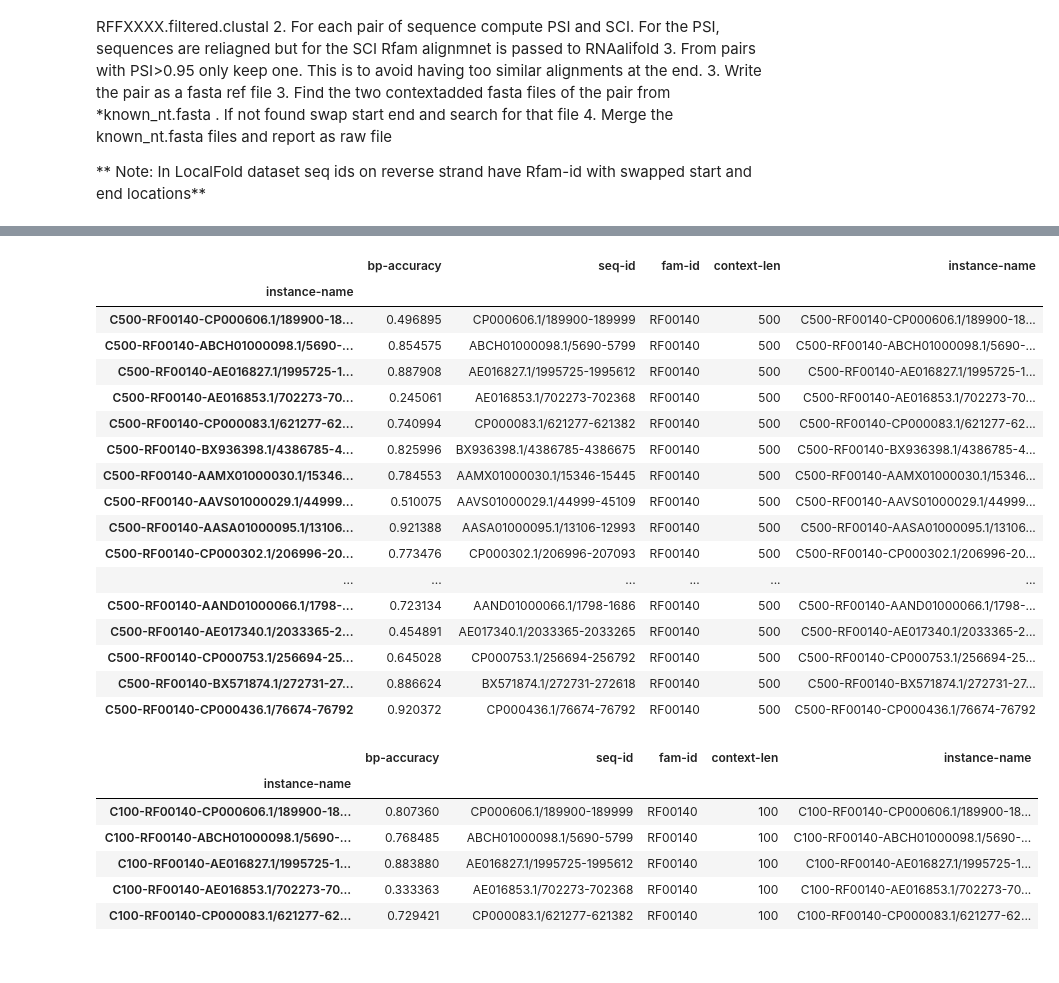
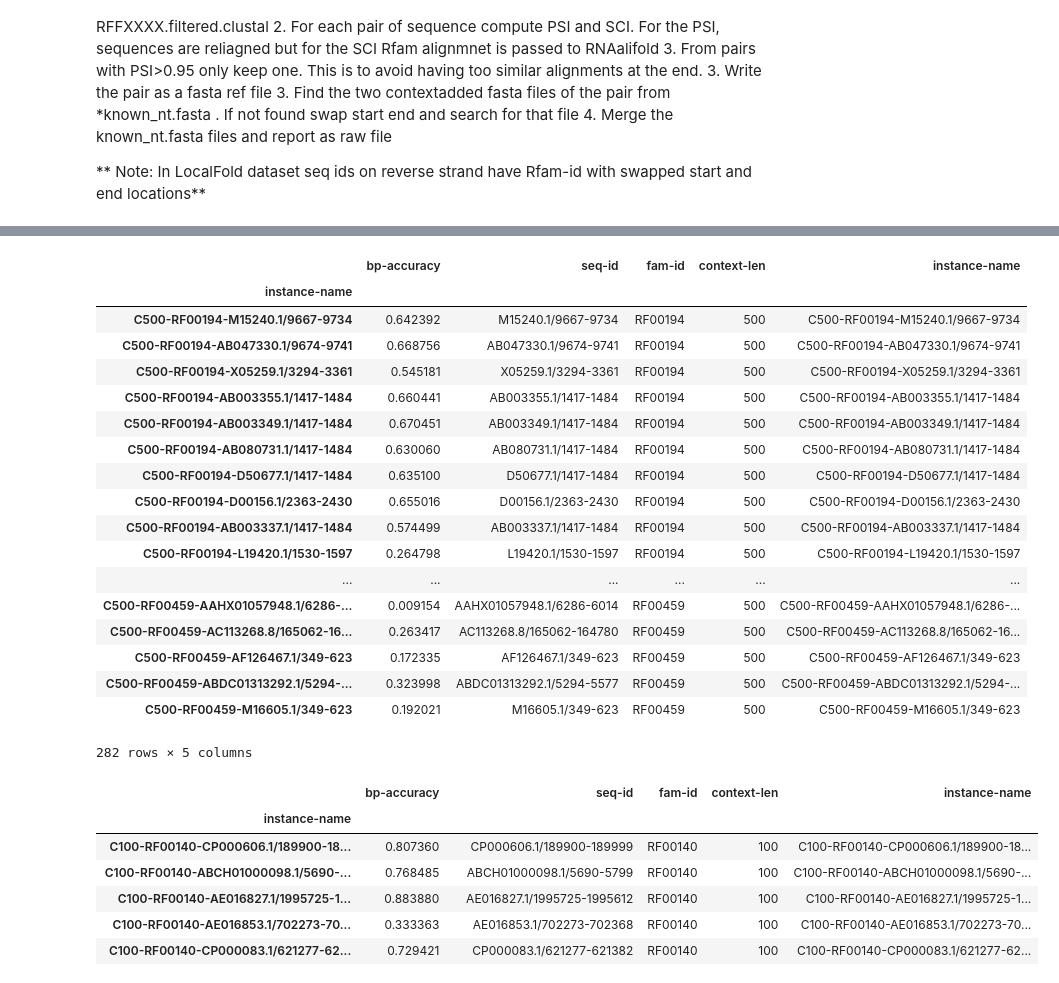
Before and after one commit to mmiladi/mmfold, a Jupyter notebook: cisreg/Benchmark-CisReg.ipynb, the cells around one changed output, grey strips where cells are left out. Saved outputs shown, nothing was run; the diff lists cells and outputs as text; code cells hidden in the pictures.

```diff
--- a/cisreg/Benchmark-CisReg.ipynb
+++ b/cisreg/Benchmark-CisReg.ipynb
@@ -389,0 +439,3 @@ False
+# %%
+df_fam_scores = benchmark_family('RF00032', context_len=3000, runquake=True, dataset='mrna')
+df_fam_scores
@@ -390,6 +476,10 @@ False
 # %%
 print db_path
 import glob
-rfam_fams = [os.path.basename(d) for d in glob.glob(db_path+'/RF*[0-9]')]
+rfam_fams_genome = [os.path.basename(d) for d in glob.glob(CIS_GENOME_PATH+'/RF*[0-9]')]
+rfam_fams_mrna = [os.path.basename(d) for d in glob.glob(CIS_MRNA_PATH+'/RF*[0-9]')]
+print "\n".join(sorted(rfam_fams_genome))
+print
+print "\n".join(sorted(rfam_fams_mrna))
 # %% [output]
 /home/milad/DataBase/CisReg/Cis_include_genome2/
@@ -396,10 +535,12 @@ rfam_fams = [os.path.basename(d) for d in glob.glob(db_path+'/RF*[0-9]')]
 # %%
 import pandas as pd
-df_benchmark_all_quake = pd.DataFrame() #columns=['instance-name', 'seq-id', 'family-id', 'context-len'])
-for famid in rfam_fams[0:3]:
-    for cont_len in [0, 100, 200]:
+# df_benchmark_all = pd.DataFrame()
+# df_benchmark_all_quake = pd.DataFrame() #columns=['instance-name', 'seq-id', 'family-id', 'context-len'])
+for famid in rfam_fams[0:10]:
+    print "***** RFAM Family: ", famid
+    for cont_len in [500]:#0 , 100, 200]:
         df_fam_scores = benchmark_family(famid, context_len=cont_len, runquake=False)
-        df_benchmark_all = df_benchmark_all_quake.append(df_fam_scores)
+        df_benchmark_all = df_benchmark_all.append(df_fam_scores)
 
         df_fam_scores_quake = benchmark_family(famid, context_len=cont_len, runquake=True)
         df_benchmark_all_quake = df_benchmark_all_quake.append(df_fam_scores_quake)
@@ -415,15 +570,17 @@ def my_plot(df, context_len, famid='all'):
     df_selection = df[df['context-len'] == context_len]
     if famid != 'all':
         df_selection = df_selection[df_selection['fam-id']==famid]
+    print len(df_selection)
     print "contextlen: ", int(df_selection.median()['context-len'])
-    print "median:     ", df_selection.median()['bp-accuracy']
-    print "mean:       ", df_selection.mean()['bp-accuracy']
+    print "median:     %.3f" % df_selection.median()['bp-accuracy']
+    print "mean:       %.3f"% df_selection.mean()['bp-accuracy']
     print
     return df_selection
-my_plot(df_benchmark_all, context_len=0)
-my_plot(df_benchmark_all, context_len=100)
-my_plot(df_benchmark_all, context_len=200)
-my_plot(df_benchmark_all, context_len=500)
+desired_fam = 'all'
+my_plot(df_benchmark_all, context_len=0, famid=desired_fam)
+my_plot(df_benchmark_all, context_len=100, famid=desired_fam)
+my_plot(df_benchmark_all, context_len=200, famid=desired_fam)
+my_plot(df_benchmark_all, context_len=500, famid=desired_fam)
 
 
 # df_benchmark_all.median()
@@ -464,6 +626,6 @@ mean:        0.59617619832
 # %%
-my_plot(df_benchmark_all_quake, context_len=0)
-my_plot(df_benchmark_all_quake, context_len=100)
-my_plot(df_benchmark_all_quake, context_len=200)
-my_plot(df_benchmark_all_quake, context_len=500)
+my_plot(df_benchmark_all_quake, context_len=0, famid=desired_fam)
+my_plot(df_benchmark_all_quake, context_len=100, famid=desired_fam)
+my_plot(df_benchmark_all_quake, context_len=200, famid=desired_fam)
+my_plot(df_benchmark_all_quake, context_len=500,  famid=desired_fam)
 # %% [output]
@@ -485,21 +651,22 @@ mean:        0.693912194986
 |  | bp-accuracy | seq-id | fam-id | context-len | instance-name |
 | instance-name |  |  |  |  |  |
-| C500-RF00140-CP000606.1/189900-18... | 0.496895 | CP000606.1/189900-189999 | RF00140 | 500 | C500-RF00140-CP000606.1/189900-18... |
-| C500-RF00140-ABCH01000098.1/5690-... | 0.854575 | ABCH01000098.1/5690-5799 | RF00140 | 500 | C500-RF00140-ABCH01000098.1/5690-... |
-| C500-RF00140-AE016827.1/1995725-1... | 0.887908 | AE016827.1/1995725-1995612 | RF00140 | 500 | C500-RF00140-AE016827.1/1995725-1... |
-| C500-RF00140-AE016853.1/702273-70... | 0.245061 | AE016853.1/702273-702368 | RF00140 | 500 | C500-RF00140-AE016853.1/702273-70... |
-| C500-RF00140-CP000083.1/621277-62... | 0.740994 | CP000083.1/621277-621382 | RF00140 | 500 | C500-RF00140-CP000083.1/621277-62... |
-| C500-RF00140-BX936398.1/4386785-4... | 0.825996 | BX936398.1/4386785-4386675 | RF00140 | 500 | C500-RF00140-BX936398.1/4386785-4... |
-| C500-RF00140-AAMX01000030.1/15346... | 0.784553 | AAMX01000030.1/15346-15445 | RF00140 | 500 | C500-RF00140-AAMX01000030.1/15346... |
-| C500-RF00140-AAVS01000029.1/44999... | 0.510075 | AAVS01000029.1/44999-45109 | RF00140 | 500 | C500-RF00140-AAVS01000029.1/44999... |
-| C500-RF00140-AASA01000095.1/13106... | 0.921388 | AASA01000095.1/13106-12993 | RF00140 | 500 | C500-RF00140-AASA01000095.1/13106... |
-| C500-RF00140-CP000302.1/206996-20... | 0.773476 | CP000302.1/206996-207093 | RF00140 | 500 | C500-RF00140-CP000302.1/206996-20... |
+| C500-RF00194-M15240.1/9667-9734 | 0.642392 | M15240.1/9667-9734 | RF00194 | 500 | C500-RF00194-M15240.1/9667-9734 |
+| C500-RF00194-AB047330.1/9674-9741 | 0.668756 | AB047330.1/9674-9741 | RF00194 | 500 | C500-RF00194-AB047330.1/9674-9741 |
+| C500-RF00194-X05259.1/3294-3361 | 0.545181 | X05259.1/3294-3361 | RF00194 | 500 | C500-RF00194-X05259.1/3294-3361 |
+| C500-RF00194-AB003355.1/1417-1484 | 0.660441 | AB003355.1/1417-1484 | RF00194 | 500 | C500-RF00194-AB003355.1/1417-1484 |
+| C500-RF00194-AB003349.1/1417-1484 | 0.670451 | AB003349.1/1417-1484 | RF00194 | 500 | C500-RF00194-AB003349.1/1417-1484 |
+| C500-RF00194-AB080731.1/1417-1484 | 0.630060 | AB080731.1/1417-1484 | RF00194 | 500 | C500-RF00194-AB080731.1/1417-1484 |
+| C500-RF00194-D50677.1/1417-1484 | 0.635100 | D50677.1/1417-1484 | RF00194 | 500 | C500-RF00194-D50677.1/1417-1484 |
+| C500-RF00194-D00156.1/2363-2430 | 0.655016 | D00156.1/2363-2430 | RF00194 | 500 | C500-RF00194-D00156.1/2363-2430 |
+| C500-RF00194-AB003337.1/1417-1484 | 0.574499 | AB003337.1/1417-1484 | RF00194 | 500 | C500-RF00194-AB003337.1/1417-1484 |
+| C500-RF00194-L19420.1/1530-1597 | 0.264798 | L19420.1/1530-1597 | RF00194 | 500 | C500-RF00194-L19420.1/1530-1597 |
 | ... | ... | ... | ... | ... | ... |
-| C500-RF00140-AAND01000066.1/1798-... | 0.723134 | AAND01000066.1/1798-1686 | RF00140 | 500 | C500-RF00140-AAND01000066.1/1798-... |
-| C500-RF00140-AE017340.1/2033365-2... | 0.454891 | AE017340.1/2033365-2033265 | RF00140 | 500 | C500-RF00140-AE017340.1/2033365-2... |
-| C500-RF00140-CP000753.1/256694-25... | 0.645028 | CP000753.1/256694-256792 | RF00140 | 500 | C500-RF00140-CP000753.1/256694-25... |
-| C500-RF00140-BX571874.1/272731-27... | 0.886624 | BX571874.1/272731-272618 | RF00140 | 500 | C500-RF00140-BX571874.1/272731-27... |
-| C500-RF00140-CP000436.1/76674-76792 | 0.920372 | CP000436.1/76674-76792 | RF00140 | 500 | C500-RF00140-CP000436.1/76674-76792 |
+| C500-RF00459-AAHX01057948.1/6286-... | 0.009154 | AAHX01057948.1/6286-6014 | RF00459 | 500 | C500-RF00459-AAHX01057948.1/6286-... |
+| C500-RF00459-AC113268.8/165062-16... | 0.263417 | AC113268.8/165062-164780 | RF00459 | 500 | C500-RF00459-AC113268.8/165062-16... |
+| C500-RF00459-AF126467.1/349-623 | 0.172335 | AF126467.1/349-623 | RF00459 | 500 | C500-RF00459-AF126467.1/349-623 |
+| C500-RF00459-ABDC01313292.1/5294-... | 0.323998 | ABDC01313292.1/5294-5577 | RF00459 | 500 | C500-RF00459-ABDC01313292.1/5294-... |
+| C500-RF00459-M16605.1/349-623 | 0.192021 | M16605.1/349-623 | RF00459 | 500 | C500-RF00459-M16605.1/349-623 |
+282 rows × 5 columns
 # %%
 df_benchmark_all[df_benchmark_all['context-len'] != 0]
 # %% [output]
```
Also changed, not shown: parts of 11 cells of this notebook.
